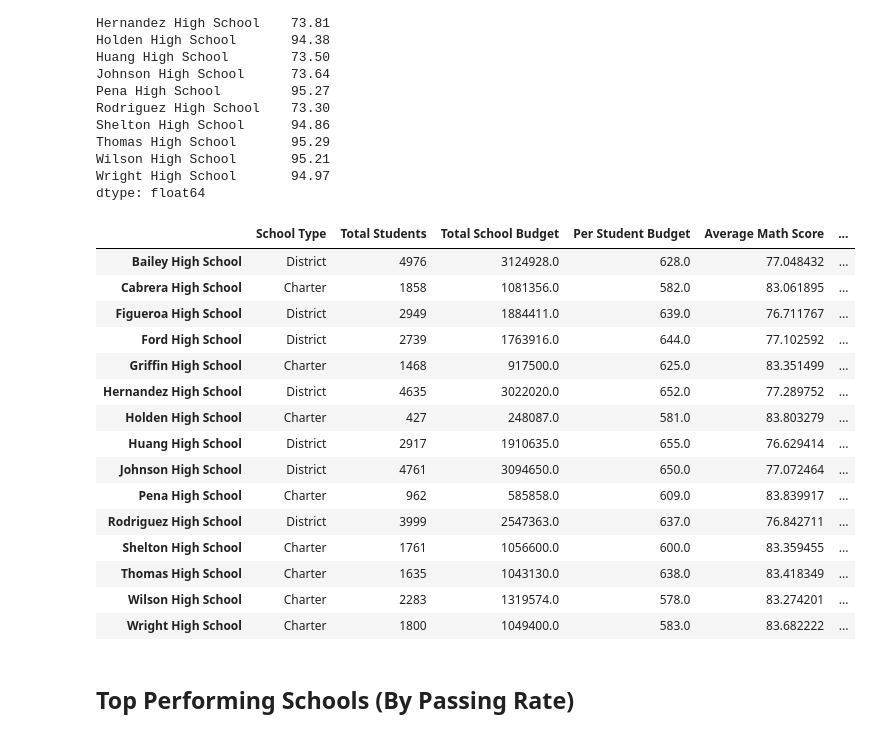
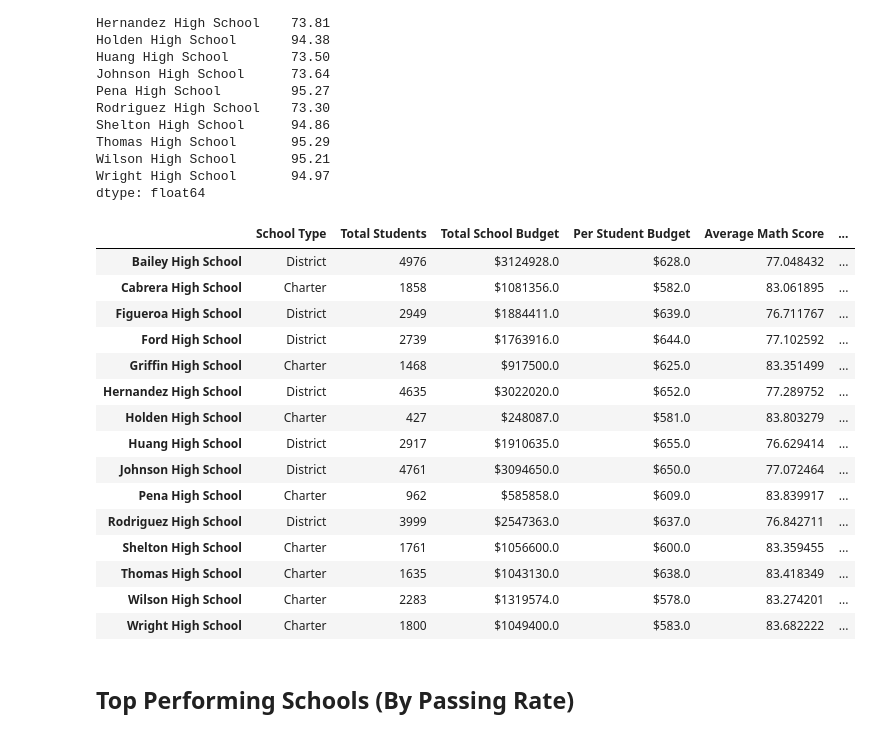
Before and after one commit to michellebrucato/Pandas_Challenge, a Jupyter notebook: PyCitySchools/PyCitySchools_Brucato.ipynb, the cells around one changed output. Saved outputs shown, nothing was run; the diff lists cells and outputs as text; code cells hidden in the pictures.

Commit message:
add style formatting to school summary df.

```diff
--- a/PyCitySchools/PyCitySchools_Brucato.ipynb
+++ b/PyCitySchools/PyCitySchools_Brucato.ipynb
@@ -328,32 +328,32 @@ dtype: float64
 # %%
 # Create a dataframe to hold the above results
 school_summary_df = pd.DataFrame({"School Type": school_type,
                                  "Total Students": school_students,
-                                 "Total School Budget": school_budget,
-                                 "Per Student Budget": budget_per_student,
+                                 "Total School Budget": ['$' + str(s) for s in school_budget],
+                                 "Per Student Budget": ['$' + str(s) for s in budget_per_student],
                                  "Average Math Score": school_avg_math,
                                  "Average Reading Score": school_avg_reading,
-                                 "% Passing Math": percent_pass_math_per_school,
-                                 "% Passing Reading": percent_pass_reading_per_school,
-                                 "% Overall Passing Rate": overall_pass_rate_per_school})
+                                 "% Passing Math": [str(s) + '%' for s in percent_pass_math_per_school],
+                                 "% Passing Reading": [str(s) + '%' for s in percent_pass_reading_per_school],
+                                 "% Overall Passing Rate": [str(s) + '%' for s in overall_pass_rate_per_school]})
 school_summary_df
 # %% [output]
 |  | School Type | Total Students | Total School Budget | Per Student Budget | Average Math Score | ... |
-| Bailey High School | District | 4976 | 3124928.0 | 628.0 | 77.048432 | ... |
-| Cabrera High School | Charter | 1858 | 1081356.0 | 582.0 | 83.061895 | ... |
-| Figueroa High School | District | 2949 | 1884411.0 | 639.0 | 76.711767 | ... |
-| Ford High School | District | 2739 | 1763916.0 | 644.0 | 77.102592 | ... |
-| Griffin High School | Charter | 1468 | 917500.0 | 625.0 | 83.351499 | ... |
-| Hernandez High School | District | 4635 | 3022020.0 | 652.0 | 77.289752 | ... |
-| Holden High School | Charter | 427 | 248087.0 | 581.0 | 83.803279 | ... |
-| Huang High School | District | 2917 | 1910635.0 | 655.0 | 76.629414 | ... |
-| Johnson High School | District | 4761 | 3094650.0 | 650.0 | 77.072464 | ... |
-| Pena High School | Charter | 962 | 585858.0 | 609.0 | 83.839917 | ... |
-| Rodriguez High School | District | 3999 | 2547363.0 | 637.0 | 76.842711 | ... |
-| Shelton High School | Charter | 1761 | 1056600.0 | 600.0 | 83.359455 | ... |
-| Thomas High School | Charter | 1635 | 1043130.0 | 638.0 | 83.418349 | ... |
-| Wilson High School | Charter | 2283 | 1319574.0 | 578.0 | 83.274201 | ... |
-| Wright High School | Charter | 1800 | 1049400.0 | 583.0 | 83.682222 | ... |
+| Bailey High School | District | 4976 | $3124928.0 | $628.0 | 77.048432 | ... |
+| Cabrera High School | Charter | 1858 | $1081356.0 | $582.0 | 83.061895 | ... |
+| Figueroa High School | District | 2949 | $1884411.0 | $639.0 | 76.711767 | ... |
+| Ford High School | District | 2739 | $1763916.0 | $644.0 | 77.102592 | ... |
+| Griffin High School | Charter | 1468 | $917500.0 | $625.0 | 83.351499 | ... |
+| Hernandez High School | District | 4635 | $3022020.0 | $652.0 | 77.289752 | ... |
+| Holden High School | Charter | 427 | $248087.0 | $581.0 | 83.803279 | ... |
+| Huang High School | District | 2917 | $1910635.0 | $655.0 | 76.629414 | ... |
+| Johnson High School | District | 4761 | $3094650.0 | $650.0 | 77.072464 | ... |
+| Pena High School | Charter | 962 | $585858.0 | $609.0 | 83.839917 | ... |
+| Rodriguez High School | District | 3999 | $2547363.0 | $637.0 | 76.842711 | ... |
+| Shelton High School | Charter | 1761 | $1056600.0 | $600.0 | 83.359455 | ... |
+| Thomas High School | Charter | 1635 | $1043130.0 | $638.0 | 83.418349 | ... |
+| Wilson High School | Charter | 2283 | $1319574.0 | $578.0 | 83.274201 | ... |
+| Wright High School | Charter | 1800 | $1049400.0 | $583.0 | 83.682222 | ... |
 # %% [markdown]
 ## Top Performing Schools (By Passing Rate)
 # %% [markdown]
```
Also changed, not shown: parts of 2 cells of this notebook.
